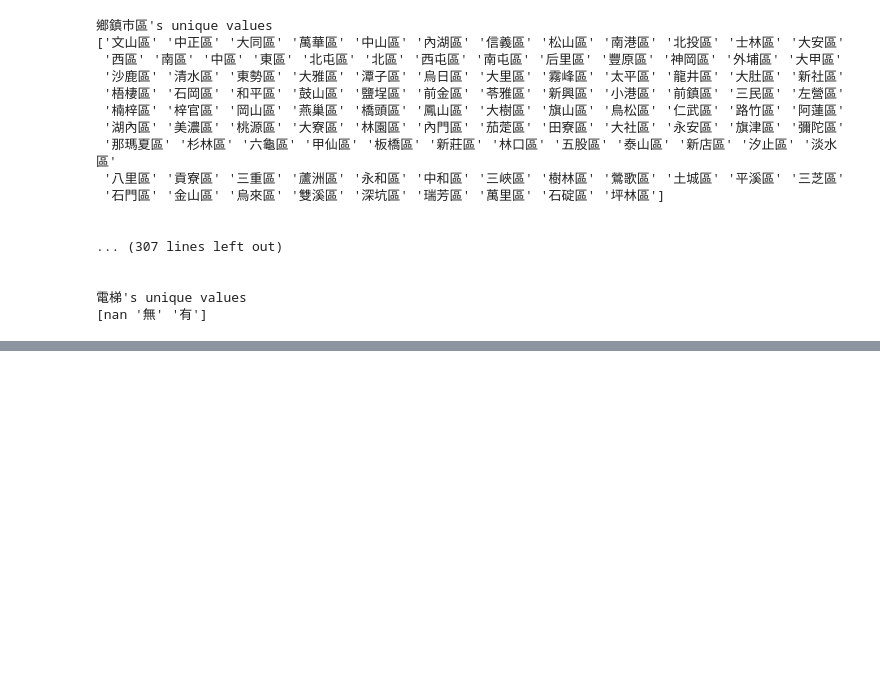
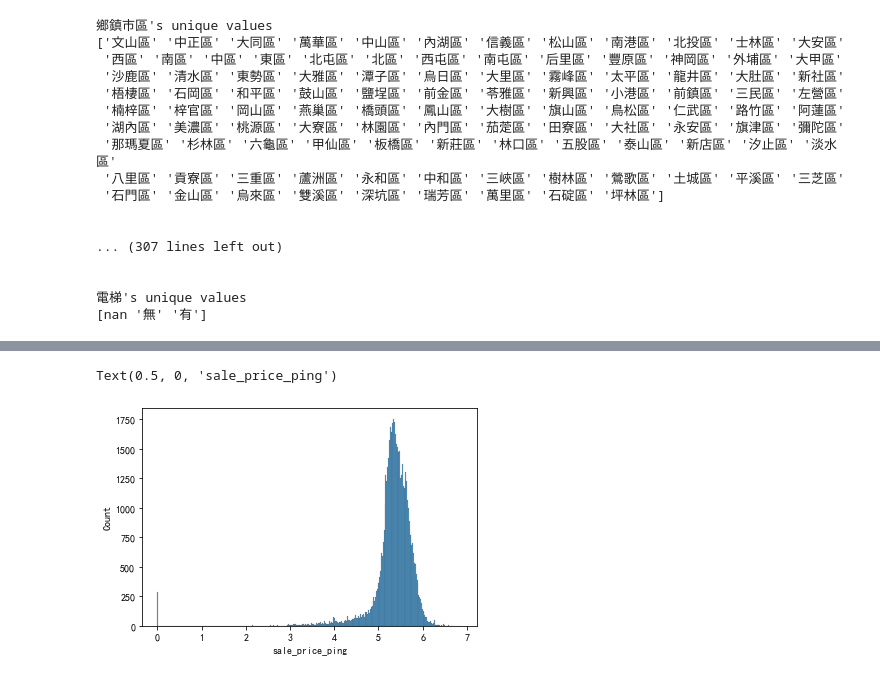
Before and after one commit to willhwh/DS_60Days, a Jupyter notebook: project2.ipynb, the cells around one changed output, grey strips where cells are left out. Drawn from its saved outputs; the diff is of its cells as text; code cells hidden in the pictures; blank space fills up the shorter version.

```diff
--- a/project2.ipynb
+++ b/project2.ipynb
@@ -153,0 +222,6 @@ print(f'{len(object_features)} Object Features : {object_features}')
+# %%
+sns.histplot(df[df['sale_price_ping'].notnull()]['sale_price_ping'])
+plt.xlabel('sale_price_ping')
+# %% [output]
+Text(0.5, 0, 'sale_price_ping')
+[figure, added]
```
Also changed, not shown: parts of 19 cells of this notebook.
